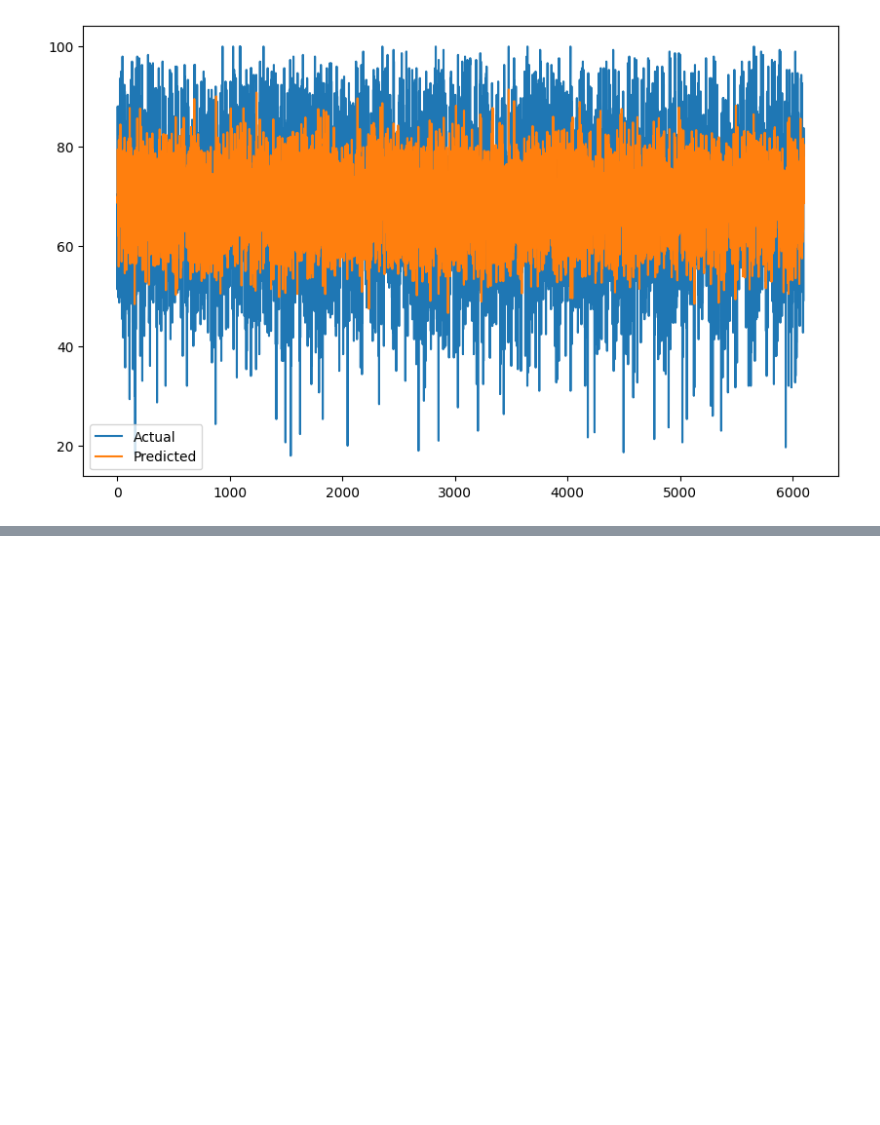
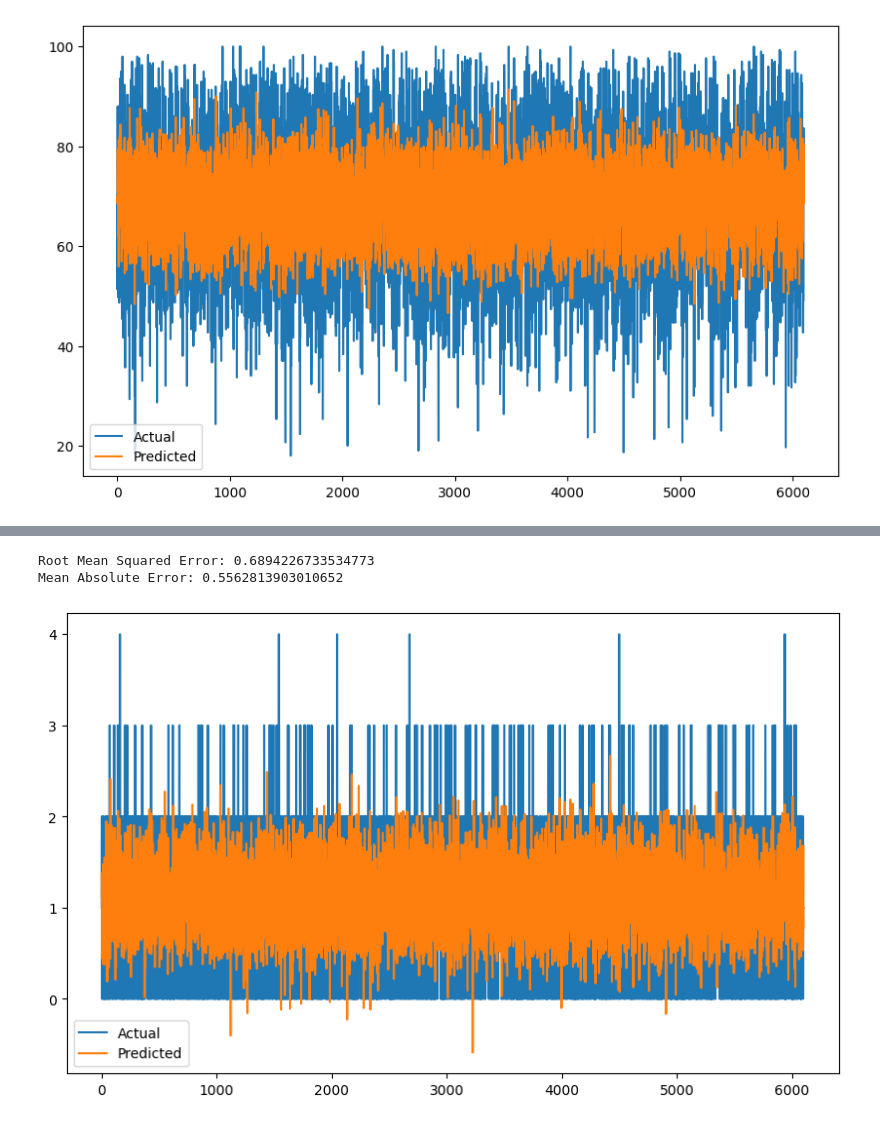
Before and after one commit to Ali-Pourgheysari/Data-science-Students-Performance-in-Exams, a Jupyter notebook: main.ipynb, the cells around one changed output, grey strips where cells are left out. Saved outputs shown, nothing was run; the diff lists cells and outputs as text; code cells hidden in the pictures; blank space fills up the shorter version.

```diff
--- a/main.ipynb
+++ b/main.ipynb
@@ -193,0 +225,9 @@ plt.show()
+# %%
+# XGBoost
+from xgboost import XGBRegressor
+
+# Build the model
+xgb = XGBRegressor(n_estimators=100, random_state=42)
+# %%
+# Train the model
+xgb.fit(X_train, y_train)
@@ -193,0 +246,19 @@ plt.show()
+# %%
+# Make predictions
+y_pred = xgb.predict(X_test)
+# %%
+# Evaluate the model
+print('Root Mean Squared Error:', np.sqrt(mean_squared_error(y_test, y_pred)))
+print('Mean Absolute Error:', np.mean(np.abs(y_test - y_pred)))
+# %% [output]
+Root Mean Squared Error: 0.6894226733534773
+Mean Absolute Error: 0.5562813903010652
+# %%
+# Plot the predictions
+plt.figure(figsize=(10, 6))
+plt.plot(y_test.values, label='Actual')
+plt.plot(y_pred, label='Predicted')
+plt.legend()
+plt.show()
+# %% [output]
+[figure, added]
```
Also changed, not shown: parts of 10 cells of this notebook.
